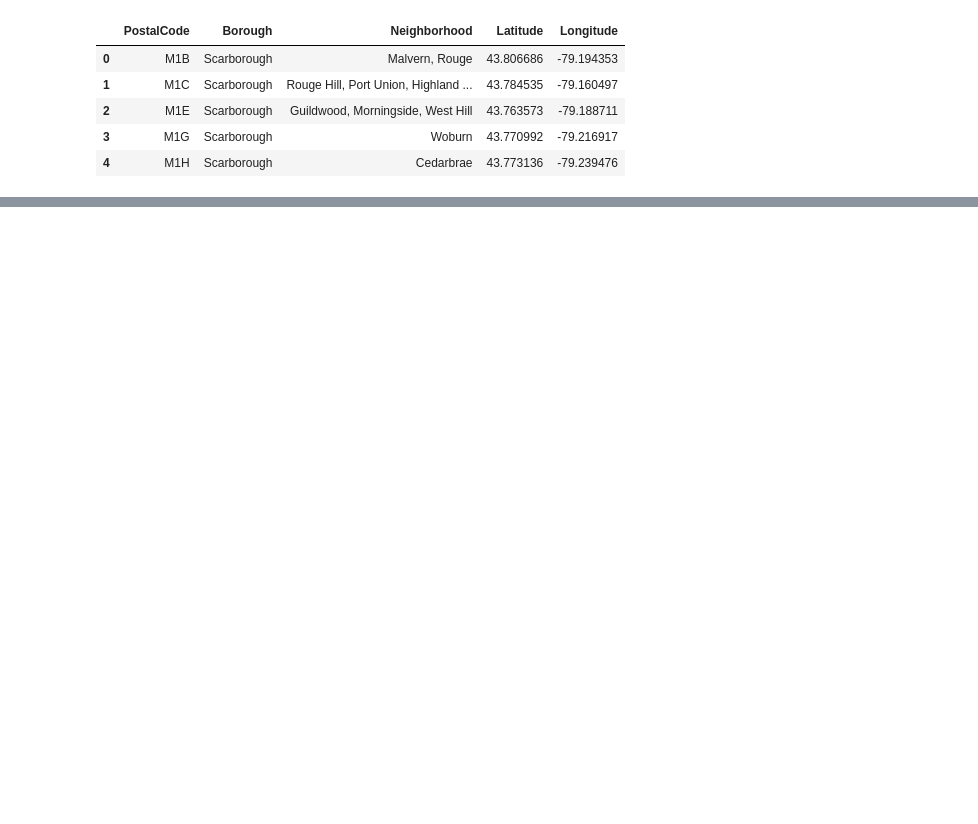
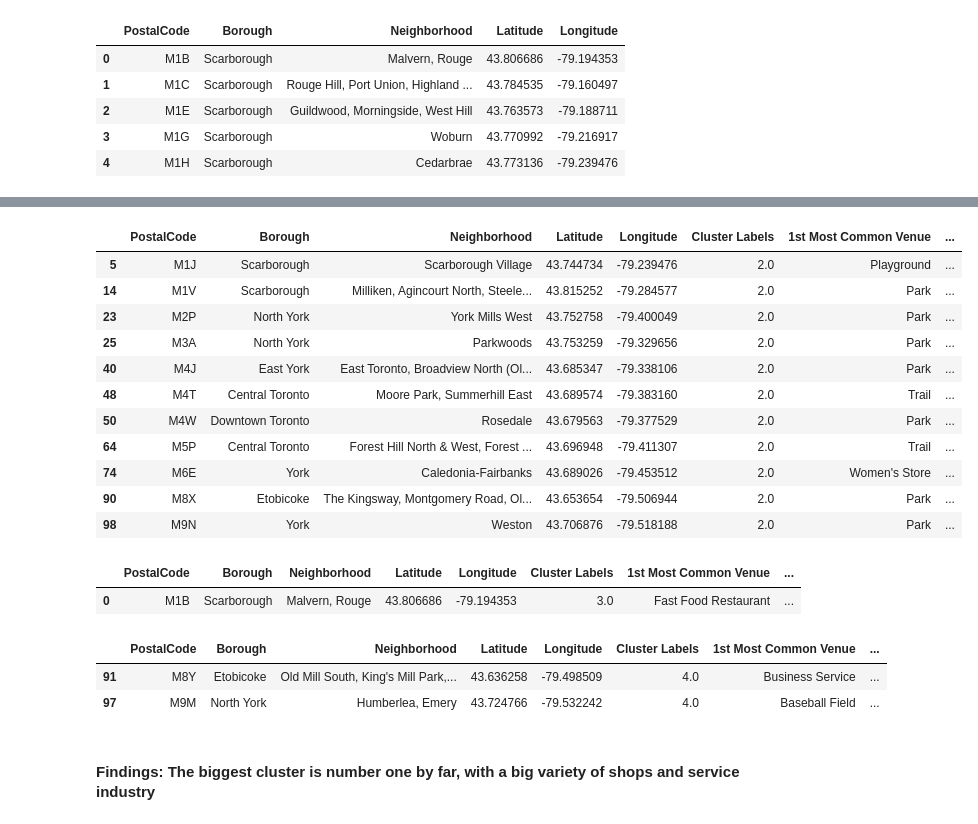
Before and after one commit to ChristianPSteiner/Coursera_Capstone, a Jupyter notebook: Coursera Exercise Notebook.ipynb, the cells around one changed output, grey strips where cells are left out. Saved outputs shown, nothing was run; the diff lists cells and outputs as text; code cells hidden in the pictures; blank space fills up the shorter version.

```diff
--- a/Coursera Exercise Notebook.ipynb
+++ b/Coursera Exercise Notebook.ipynb
@@ -84,0 +426,28 @@ mdf_coor.head()
+# %%
+torronto_merged[torronto_merged["Cluster Labels"]== 2]
+# %% [output]
+|  | PostalCode | Borough | Neighborhood | Latitude | Longitude | Cluster Labels | 1st Most Common Venue | ... |
+| 5 | M1J | Scarborough | Scarborough Village | 43.744734 | -79.239476 | 2.0 | Playground | ... |
+| 14 | M1V | Scarborough | Milliken, Agincourt North, Steele... | 43.815252 | -79.284577 | 2.0 | Park | ... |
+| 23 | M2P | North York | York Mills West | 43.752758 | -79.400049 | 2.0 | Park | ... |
+| 25 | M3A | North York | Parkwoods | 43.753259 | -79.329656 | 2.0 | Park | ... |
+| 40 | M4J | East York | East Toronto, Broadview North (Ol... | 43.685347 | -79.338106 | 2.0 | Park | ... |
+| 48 | M4T | Central Toronto | Moore Park, Summerhill East | 43.689574 | -79.383160 | 2.0 | Trail | ... |
+| 50 | M4W | Downtown Toronto | Rosedale | 43.679563 | -79.377529 | 2.0 | Park | ... |
+| 64 | M5P | Central Toronto | Forest Hill North & West, Forest ... | 43.696948 | -79.411307 | 2.0 | Trail | ... |
+| 74 | M6E | York | Caledonia-Fairbanks | 43.689026 | -79.453512 | 2.0 | Women's Store | ... |
+| 90 | M8X | Etobicoke | The Kingsway, Montgomery Road, Ol... | 43.653654 | -79.506944 | 2.0 | Park | ... |
+| 98 | M9N | York | Weston | 43.706876 | -79.518188 | 2.0 | Park | ... |
+# %%
+torronto_merged[torronto_merged["Cluster Labels"]== 3]
+# %% [output]
+|  | PostalCode | Borough | Neighborhood | Latitude | Longitude | Cluster Labels | 1st Most Common Venue | ... |
+| 0 | M1B | Scarborough | Malvern, Rouge | 43.806686 | -79.194353 | 3.0 | Fast Food Restaurant | ... |
+# %%
+torronto_merged[torronto_merged["Cluster Labels"]== 4]
+# %% [output]
+|  | PostalCode | Borough | Neighborhood | Latitude | Longitude | Cluster Labels | 1st Most Common Venue | ... |
+| 91 | M8Y | Etobicoke | Old Mill South, King's Mill Park,... | 43.636258 | -79.498509 | 4.0 | Business Service | ... |
+| 97 | M9M | North York | Humberlea, Emery | 43.724766 | -79.532242 | 4.0 | Baseball Field | ... |
+# %% [markdown]
+#### Findings: The biggest cluster is number one by far, with a big variety of shops and service industry
```
Also changed, not shown: parts of 32 cells of this notebook.
